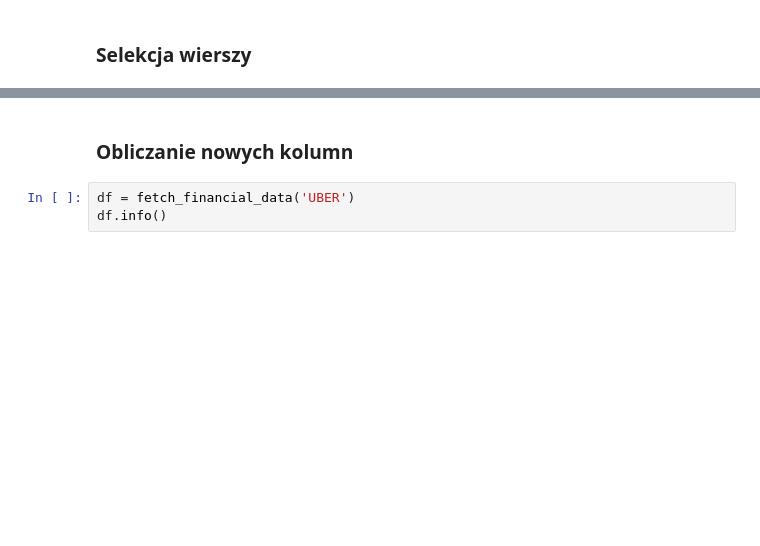
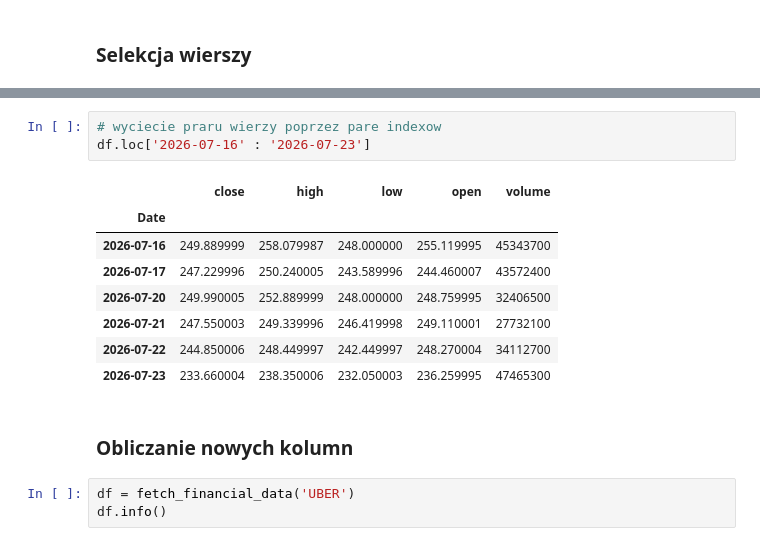
Before and after one commit to Kornel1156/Data-Science, a Jupyter notebook: 2_Pandas_Analiza_Danych/02_dane_gieldowe.ipynb, the cells around one changed output, grey strips where cells are left out. Cells and saved outputs as stored; diff of their text form; blank space fills up the shorter version.

```diff
--- a/2_Pandas_Analiza_Danych/02_dane_gieldowe.ipynb
+++ b/2_Pandas_Analiza_Danych/02_dane_gieldowe.ipynb
@@ -325,3 +411,15 @@ df.loc['2019-12-10': '2019-12-02']
+# %%
+# wyciecie praru wierzy poprzez pare indexow
+df.loc['2026-07-16' : '2026-07-23']
+# %% [output]
+|  | close | high | low | open | volume |
+| Date |  |  |  |  |  |
+| 2026-07-16 | 249.889999 | 258.079987 | 248.000000 | 255.119995 | 45343700 |
+| 2026-07-17 | 247.229996 | 250.240005 | 243.589996 | 244.460007 | 43572400 |
+| 2026-07-20 | 249.990005 | 252.889999 | 248.000000 | 248.759995 | 32406500 |
+| 2026-07-21 | 247.550003 | 249.339996 | 246.419998 | 249.110001 | 27732100 |
+| 2026-07-22 | 244.850006 | 248.449997 | 242.449997 | 248.270004 | 34112700 |
+| 2026-07-23 | 233.660004 | 238.350006 | 232.050003 | 236.259995 | 47465300 |
 # %% [markdown]
 ### <a name='a6'></a> Obliczanie nowych kolumn
 # %%
```
Also changed, not shown: parts of 15 cells of this notebook.
